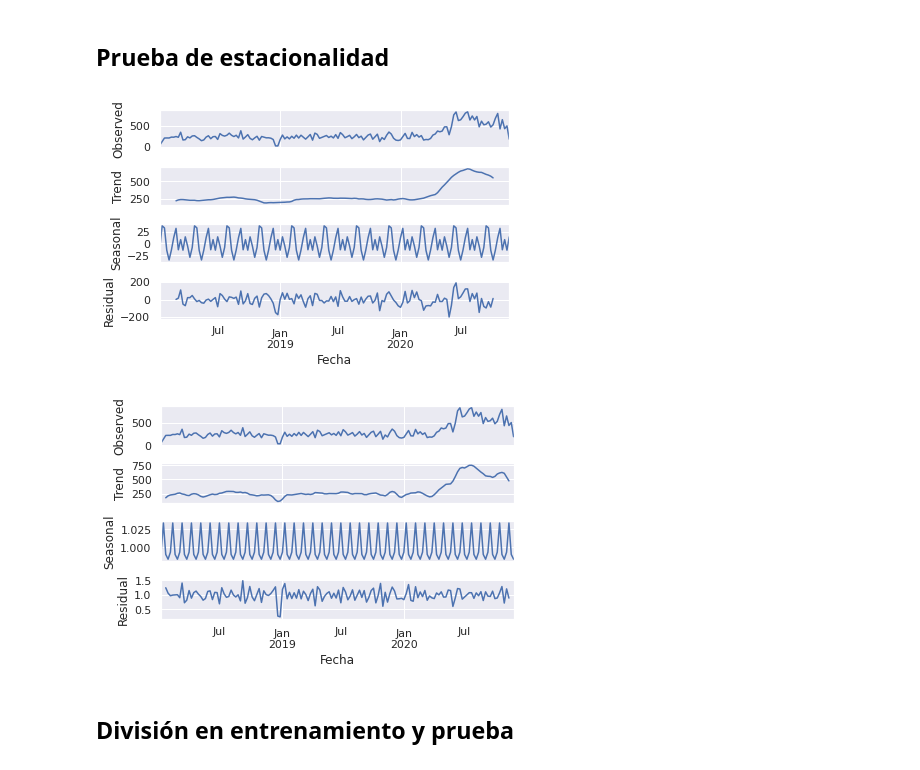
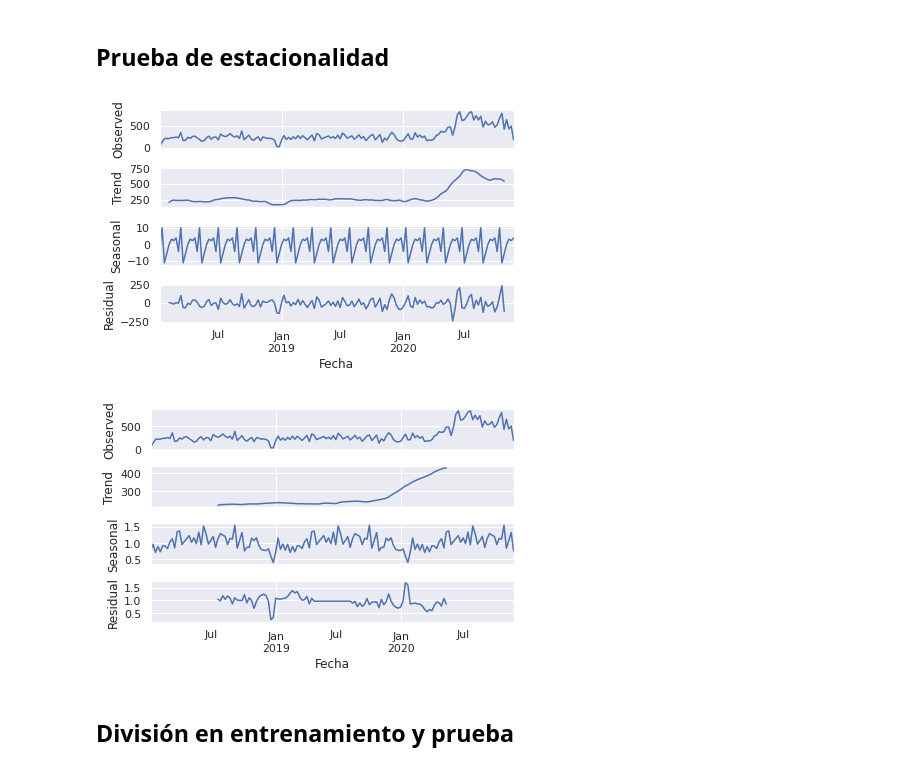
Before and after one commit to cccg8105/notebook_AD, a Jupyter notebook: Analisis/Frecuencia inscripciones/NuevasInscripciones.ipynb, the cells around one changed output. Cells and saved outputs as stored; diff of their text form; code cells hidden in the pictures.

```diff
--- a/Analisis/Frecuencia inscripciones/NuevasInscripciones.ipynb
+++ b/Analisis/Frecuencia inscripciones/NuevasInscripciones.ipynb
@@ -77,19 +77,19 @@ plt.show()
 # %% [markdown]
 ## Prueba de estacionalidad
 # %%
-frecuencia = 14
+frecuencia = 8
 
 s_dec_additive = seasonal_decompose(df_comp_UB_w.analizedValue, "additive", freq=frecuencia)
 s_dec_additive.plot()
 plt.show()
 # %% [output]
-[figure, old version]
+[figure, new version]
 # %%
 s_dec_multiplicative = seasonal_decompose(df_comp_UB_w.analizedValue, "multiplicative", freq=frecuencia)
 s_dec_multiplicative.plot()
 plt.show()
 # %% [output]
-[figure, old version]
+[figure, new version]
 # %% [markdown]
 ## División en entrenamiento y prueba
 # %%
```
Also changed, not shown: parts of 8 cells of this notebook.
